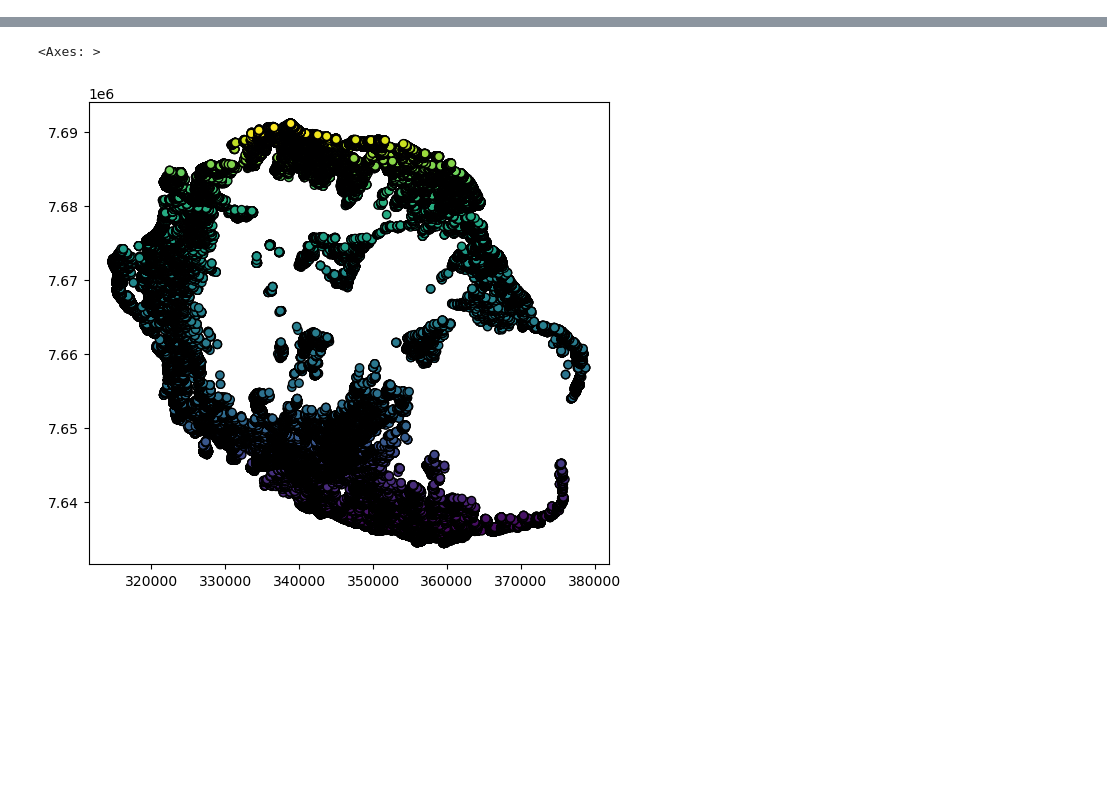
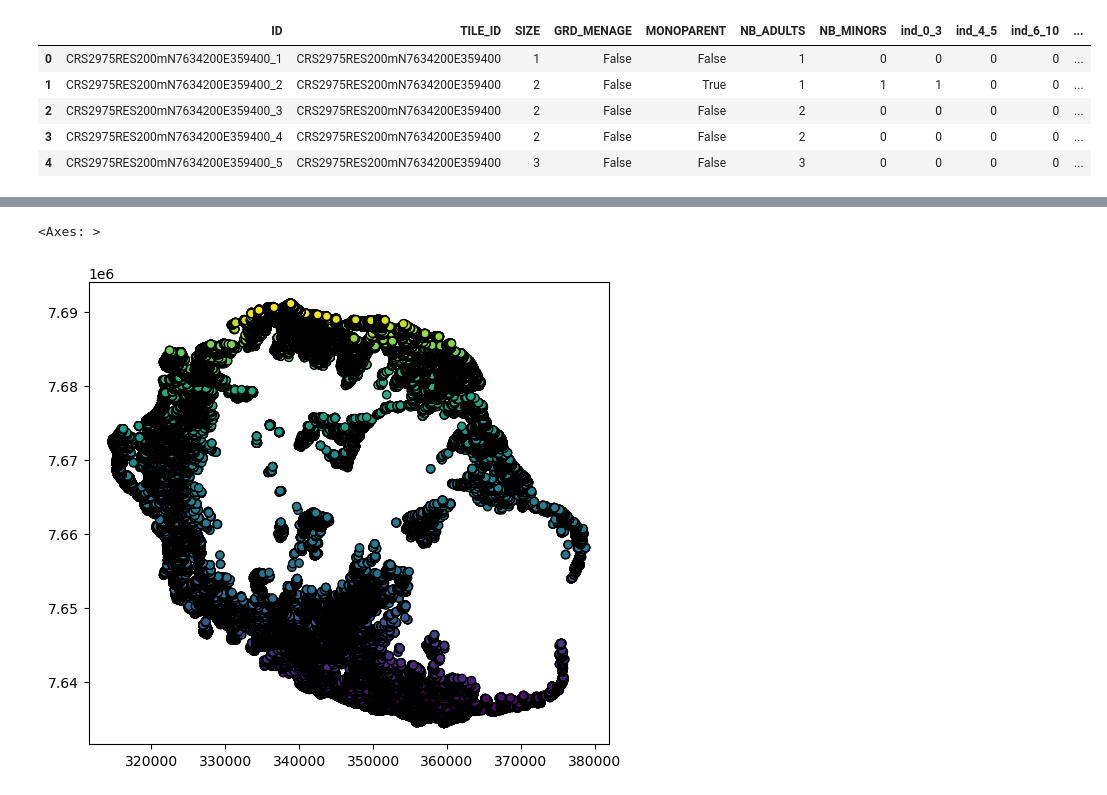
Before and after one commit to StuartBenoliel/Stage_3A, a Jupyter notebook: Didacticiel.ipynb, the cells around one changed output, grey strips where cells are left out. Drawn from its saved outputs; the diff is of its cells as text; code cells hidden in the pictures; blank space fills up the shorter version.

```diff
--- a/Didacticiel.ipynb
+++ b/Didacticiel.ipynb
@@ -21,3 +35,12 @@ fs.ls("stuartbenoliel/stage_3A")
+# %%
+df_test.head()
+# %% [output]
+|  | ID | TILE_ID | SIZE | GRD_MENAGE | MONOPARENT | NB_ADULTS | NB_MINORS | ind_0_3 | ind_4_5 | ind_6_10 | ... |
+| 0 | CRS2975RES200mN7634200E359400_1 | CRS2975RES200mN7634200E359400 | 1 | False | False | 1 | 0 | 0 | 0 | 0 | ... |
+| 1 | CRS2975RES200mN7634200E359400_2 | CRS2975RES200mN7634200E359400 | 2 | False | True | 1 | 1 | 1 | 0 | 0 | ... |
+| 2 | CRS2975RES200mN7634200E359400_3 | CRS2975RES200mN7634200E359400 | 2 | False | False | 2 | 0 | 0 | 0 | 0 | ... |
+| 3 | CRS2975RES200mN7634200E359400_4 | CRS2975RES200mN7634200E359400 | 2 | False | False | 2 | 0 | 0 | 0 | 0 | ... |
+| 4 | CRS2975RES200mN7634200E359400_5 | CRS2975RES200mN7634200E359400 | 3 | False | False | 3 | 0 | 0 | 0 | 0 | ... |
 # %%
 import pandas as pd
 import geopandas as gpd
```
Also changed, not shown: parts of 13 cells of this notebook.
